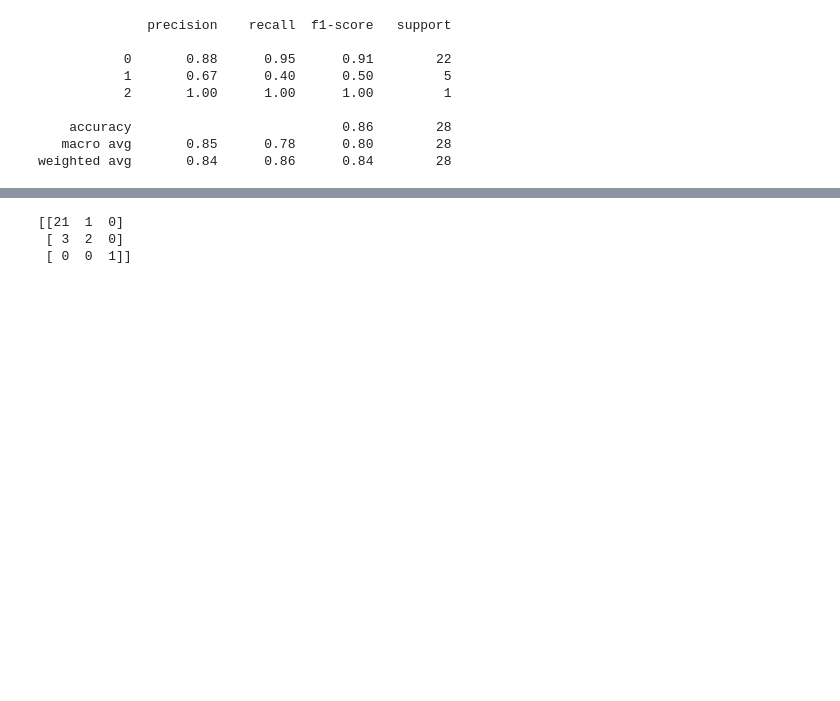
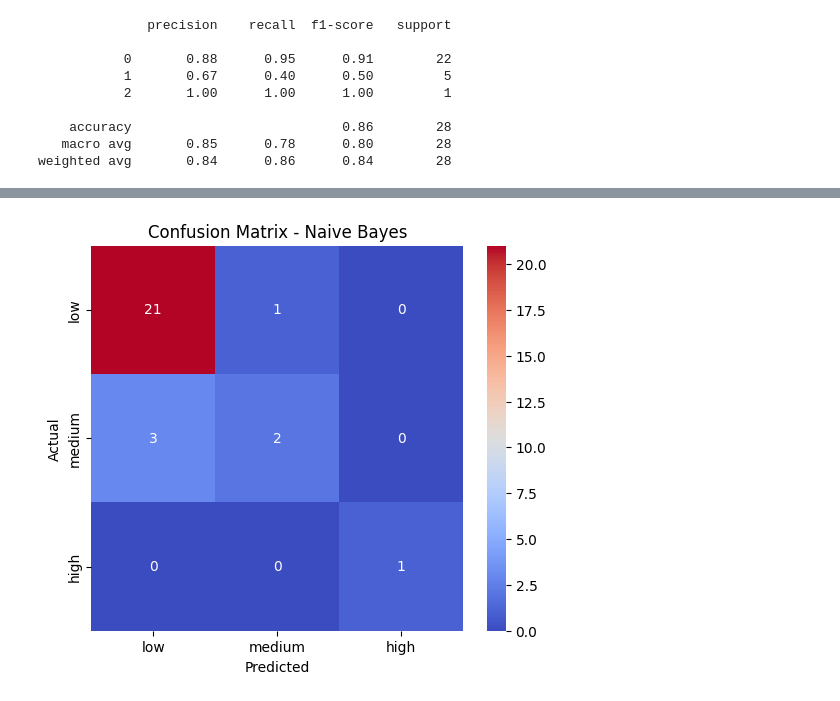
Before and after one commit to Leop-SR/Human-AI-Interaction-Research, a Jupyter notebook: notebooks/04-Naive_bayes.ipynb, the cells around one changed output, grey strips where cells are left out. Drawn from its saved outputs; the diff is of its cells as text; code cells hidden in the pictures; blank space fills up the shorter version.

```diff
--- a/notebooks/04-Naive_bayes.ipynb
+++ b/notebooks/04-Naive_bayes.ipynb
@@ -129,9 +151,18 @@ weighted avg       0.84      0.86      0.84        28
 # %%
 from sklearn.metrics import confusion_matrix
 
+
 cm = confusion_matrix(y_test, y_pred)
-print(cm)
+
+plt.figure(figsize=(6,5))
+sns.heatmap(cm, annot=True, fmt="d", cmap="coolwarm",
+            xticklabels=["low","medium","high"],
+            yticklabels=["low","medium","high"])
+
+plt.title("Confusion Matrix - Naive Bayes")
+plt.xlabel("Predicted")
+plt.ylabel("Actual")
+plt.savefig("../paper/confusion_matrix.png", bbox_inches="tight")
+plt.show()
 # %% [output]
-[[21  1  0]
- [ 3  2  0]
- [ 0  0  1]]
+[figure, added]
```
Also changed, not shown: parts of 8 cells of this notebook, 17 other files.
